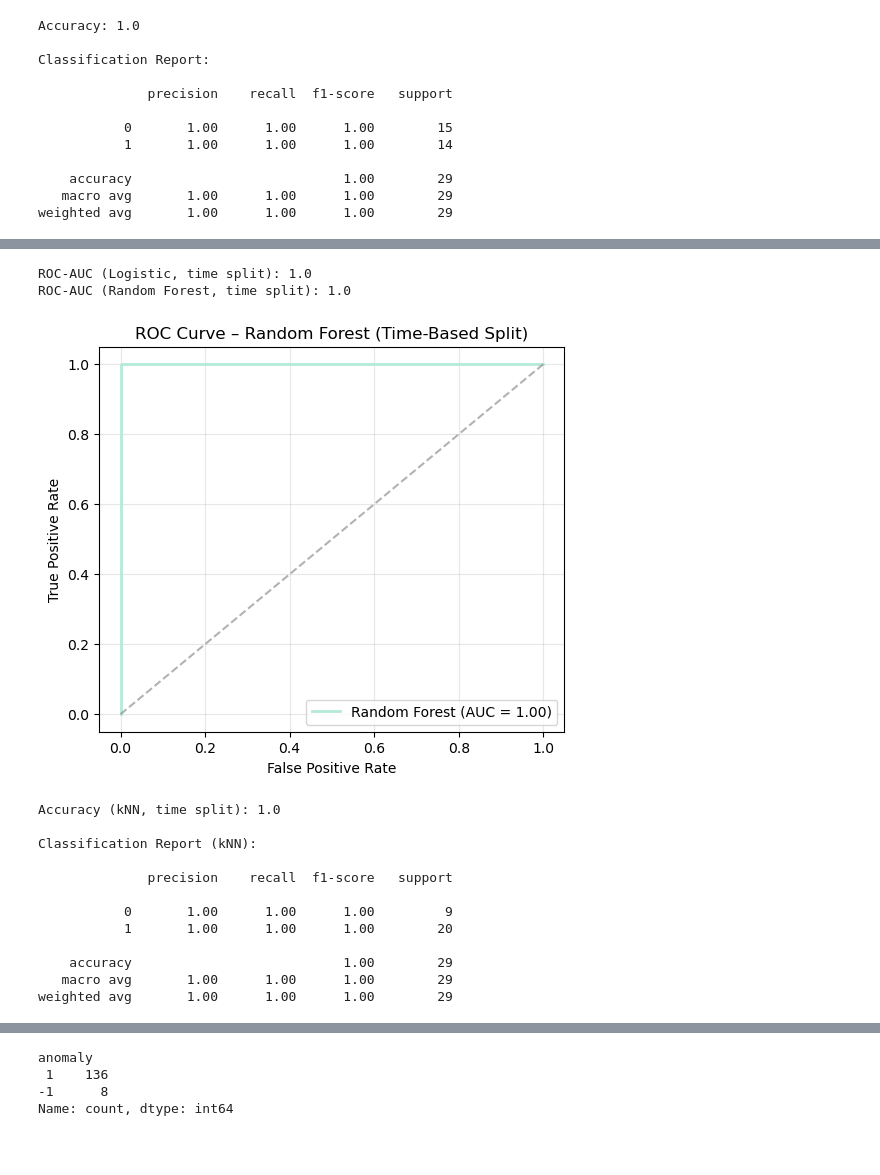
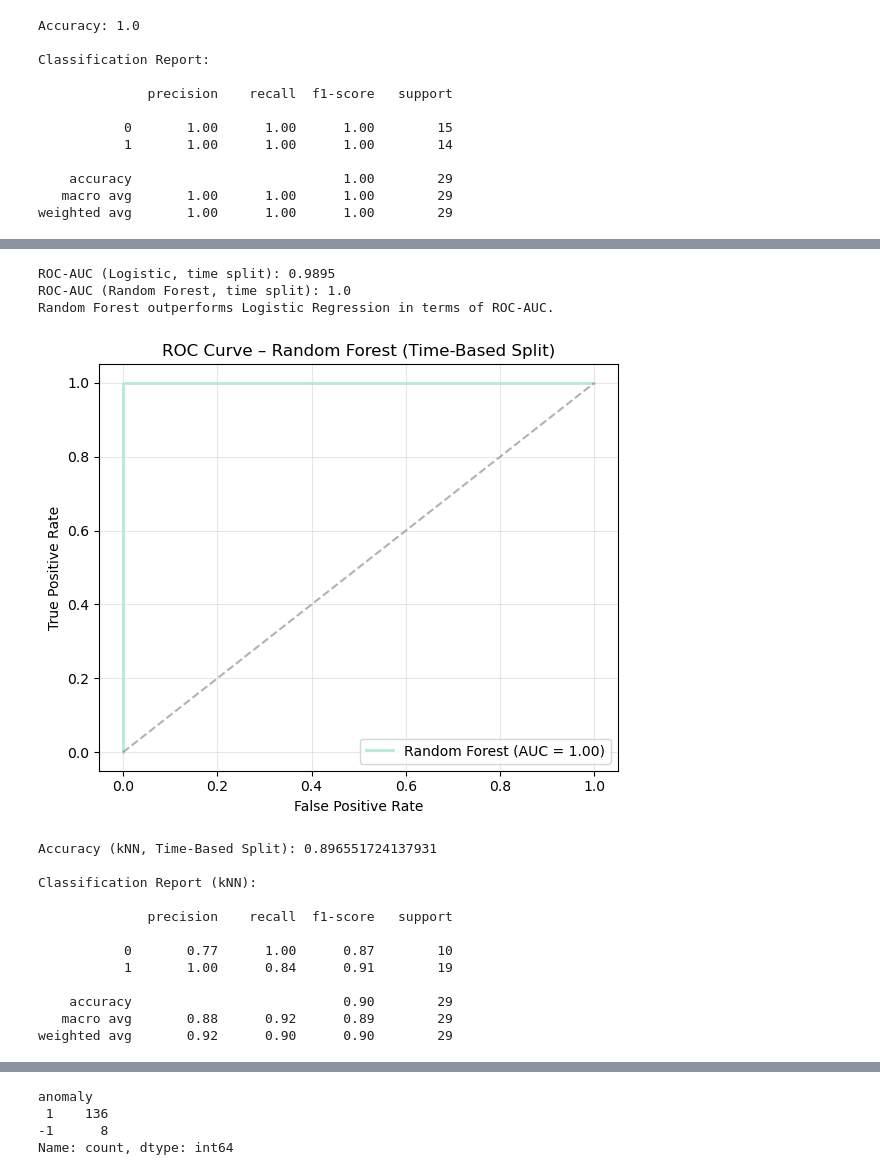
Before and after one commit to mor2800/ML-Project, a Jupyter notebook: data/ml projectt.ipynb, the cells around one changed output, grey strips where cells are left out. Drawn from its saved outputs; the diff is of its cells as text; code cells hidden in the pictures; blank space fills up the shorter version.

```diff
--- a/data/ml projectt.ipynb
+++ b/data/ml projectt.ipynb
@@ -109,3 +118,0 @@ Invalid dates: 0
-# %%
-df["Month Ending"] = pd.to_datetime(df["Month Ending"], errors="coerce")
-print(df["Month Ending"].dtype)
@@ -471,12 +409,14 @@ plt.show()
 [figure]
+# %%
+preprocessor_t = make_preprocessor(X_train_t)
 # %%
-
 logreg_time = Pipeline(
     steps=[
-        ("preprocessor", preprocessor),
+        ("preprocessor", preprocessor_t),
         ("classifier", LogisticRegression(max_iter=1000, random_state=42))
     ]
 )
+
 
 # Train on past data
 logreg_time.fit(X_train_t, y_train_t)
@@ -487,4 +427,7 @@ y_pred_time = logreg_time.predict(X_test_t)
 print("Accuracy:", accuracy_score(y_test_t, y_pred_time))
 print("\nClassification Report:\n")
 print(classification_report(y_test_t, y_pred_time))
+y_proba_time = logreg_time.predict_proba(X_test_t)[:, 1]
+auc_time = roc_auc_score(y_test_t, y_proba_time)
+print("ROC-AUC:", round(auc_time, 3))
 # %% [output]
@@ -595,14 +519,11 @@ results
 # %%
-
 rf_time = Pipeline(
     steps=[
-        ("preprocessor", preprocessor),
-        ("classifier", RandomForestClassifier(
-            n_estimators=200,
-            random_state=42
-        ))
+        ("preprocessor", preprocessor_t),
+        ("classifier", RandomForestClassifier(n_estimators=200, random_state=42))
     ]
 )
+
 
 rf_time.fit(X_train_t, y_train_t)
 y_pred_rf_time = rf_time.predict(X_test_t)
@@ -610,6 +531,9 @@ y_pred_rf_time = rf_time.predict(X_test_t)
 print("Accuracy:", accuracy_score(y_test_t, y_pred_rf_time))
 print("\nClassification Report:\n")
 print(classification_report(y_test_t, y_pred_rf_time))
+y_proba_rf_time = rf_time.predict_proba(X_test_t)[:, 1]
+auc_rf_time = roc_auc_score(y_test_t, y_proba_rf_time)
+print("ROC-AUC:", round(auc_rf_time, 3))
 # %% [output]
 Accuracy: 1.0
 
@@ -678,5 +600,4 @@ plt.show()
 # %%
-
 # Logistic Regression ROC-AUC (time split)
 y_proba_log = logreg_time.predict_proba(X_test_t)[:, 1]
 auc_log = roc_auc_score(y_test_t, y_proba_log)
@@ -687,62 +608,66 @@ auc_rf = roc_auc_score(y_test_t, y_proba_rf)
 
 print("ROC-AUC (Logistic, time split):", round(auc_log, 4))
 print("ROC-AUC (Random Forest, time split):", round(auc_rf, 4))
+if auc_rf > auc_log:
+    print("Random Forest outperforms Logistic Regression in terms of ROC-AUC.")
+else:
+    print("Logistic Regression outperforms Random Forest in terms of ROC-AUC.")
 # %% [output]
-ROC-AUC (Logistic, time split): 1.0
+ROC-AUC (Logistic, time split): 0.9895
 ROC-AUC (Random Forest, time split): 1.0
+Random Forest outperforms Logistic Regression in terms of ROC-AUC.
 # %%
-# חישוב הסתברויות
-y_proba_rf = rf_time.predict_proba(X_test_t)[:, 1]
+y_proba_rf_time = rf_time.predict_proba(X_test_t)[:, 1]
 
-# ROC curve
-fpr, tpr, _ = roc_curve(y_test_t, y_proba_rf)
-roc_auc = auc(fpr, tpr)
+fpr, tpr, _ = roc_curve(y_test_t, y_proba_rf_time)
+roc_auc_rf_time = auc(fpr, tpr)
 
 plt.figure(figsize=(6, 5))
 plt.plot(
     fpr,
     tpr,
-    label=f"Random Forest (AUC = {roc_auc:.2f})",
-    color="#B5EAD7",   # ירוק פסטלי
-    linewidth=2
+    label=f"Random Forest (AUC = {roc_auc_rf_time:.2f})",
+    linewidth=2,
+    color="#B5EAD7"
 )
 
 plt.plot([0, 1], [0, 1], linestyle="--", color="gray", alpha=0.6)
 
 plt.xlabel("False Positive Rate")
 plt.ylabel("True Positive Rate")
 plt.title("ROC Curve – Random Forest (Time-Based Split)")
 plt.legend(loc="lower right")
 plt.grid(alpha=0.3)
+plt.tight_layout()
 plt.show()
 # %% [output]
-[figure, old version]
+[figure, new version]
 # %%
-
 knn_time = Pipeline(
     steps=[
-        ("preprocessor", preprocessor),
+        ("preprocessor", preprocessor_t),
         ("classifier", KNeighborsClassifier(n_neighbors=5))
     ]
 )
 
 knn_time.fit(X_train_t, y_train_t)
-y_pred_knn = knn_time.predict(X_test_t)
 
-print("Accuracy (kNN, time split):", accuracy_score(y_test_t, y_pred_knn))
+y_pred_knn_time = knn_time.predict(X_test_t)
+
+print("Accuracy (kNN, Time-Based Split):", accuracy_score(y_test_t, y_pred_knn_time))
 print("\nClassification Report (kNN):\n")
-print(classification_report(y_test_t, y_pred_knn))
+print(classification_report(y_test_t, y_pred_knn_time))
 # %% [output]
-Accuracy (kNN, time split): 1.0
+Accuracy (kNN, Time-Based Split): 0.896551724137931
 
 Classification Report (kNN):
 
               precision    recall  f1-score   support
 
-           0       1.00      1.00      1.00         9
-           1       1.00      1.00      1.00        20
+           0       0.77      1.00      0.87        10
+           1       1.00      0.84      0.91        19
 
-    accuracy                           1.00        29
-   macro avg       1.00      1.00      1.00        29
-weighted avg       1.00      1.00      1.00        29
+    accuracy                           0.90        29
+   macro avg       0.88      0.92      0.89        29
+weighted avg       0.92      0.90      0.90        29
 # %%
```
Also changed, not shown: parts of 39 cells of this notebook.
